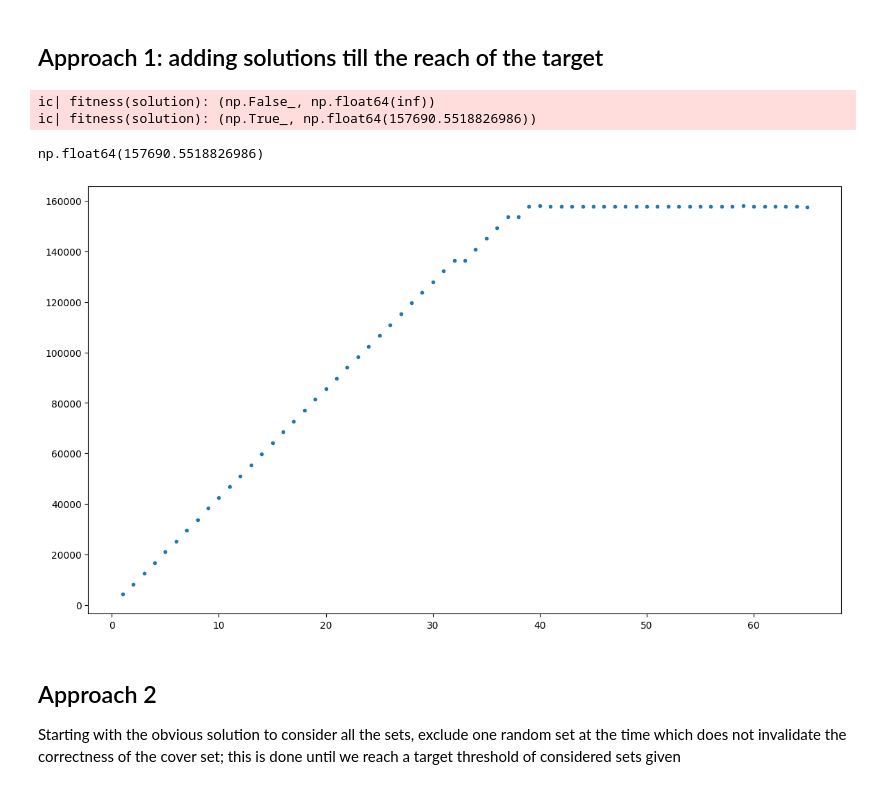
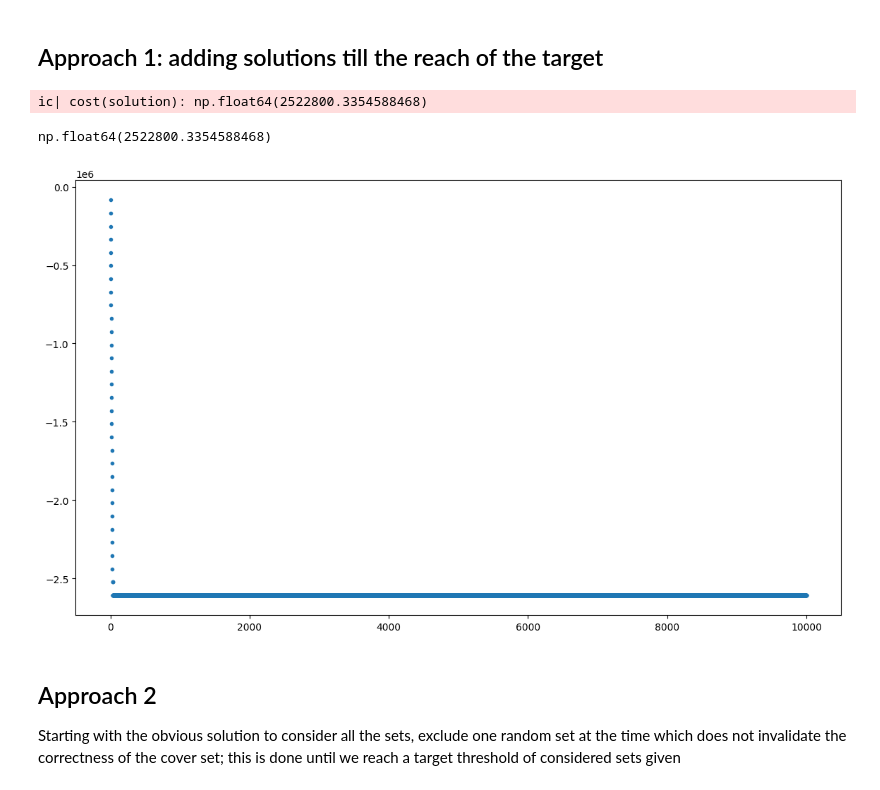
Before and after one commit to EmVot/CI2024_lab1, a Jupyter notebook: lab1.ipynb, the cells around one changed output. Cells and saved outputs as stored; diff of their text form; code cells hidden in the pictures.

```diff
--- a/lab1.ipynb
+++ b/lab1.ipynb
@@ -10,9 +10,9 @@ Reproducible Initialization
 
 If you want to get reproducible results, use rng (and restart the kernel); for non-reproducible ones, use np.random.
 # %%
-UNIVERSE_SIZE = 10000
-NUM_SETS = 1000
-DENSITY = 0.2
+UNIVERSE_SIZE = 100000
+NUM_SETS = 10000
+DENSITY = 0.3
 
 rng = np.random.Generator(np.random.PCG64([UNIVERSE_SIZE, NUM_SETS, int(10_000 * DENSITY)]))
 # %%
@@ -184,48 +184,46 @@ Minimum cost: 254.9091703989164
 solution=np.full(NUM_SETS, False)
 solution_fitness = fitness(solution)
 history = [float(solution_fitness[1])]
-ic(fitness(solution))
+steps = 10000
+current_step=0
 
-while not valid(solution):
+while not valid(solution) or current_step<steps:
+
+    current_step+=1
 
     #choosing a random set to add to our solution
 
     old_coverage=covered_elements(solution)
 
     rand_index=None
 
     while rand_index is None or solution[rand_index]:
         rand_index=np.random.randint(0,NUM_SETS)
 
     solution[rand_index]=True
 
     f = fitness (solution)
     history.append(float(f[1]))
 
     #we want our solution to expand the total coverage
     # Get the elements covered by this set but not already covered
     newly_coverage = covered_elements(solution)
 
     if not newly_coverage>old_coverage:
         solution[rand_index]=False
 
-ic(fitness(solution))
+
 plt.figure(figsize= (14, 8))
-plt.plot (
-    range(len(history)),
-    list(accumulate(history, max)),
-    color ="red",
-)
+
+history = -np.array(history)
 
 _ = plt.scatter(range(len(history)), history, marker = ".")
 
-
-cost(solution)
+ic(cost(solution))
 # %% [output]
-ic| fitness(solution): (np.False_, np.float64(inf))
-ic| fitness(solution): (np.True_, np.float64(157690.5518826986))
+ic| cost(solution): np.float64(2522800.3354588468)
-np.float64(157690.5518826986)
+np.float64(2522800.3354588468)
-[figure, old version]
+[figure, new version]
 # %% [markdown]
 ## Approach 2
 Starting with the obvious solution to consider all the sets, exclude one random set at the time which does not invalidate the correctness of the cover set; this is done until we reach a target threshold of considered sets given
```
Also changed, not shown: parts of 2 cells of this notebook.
